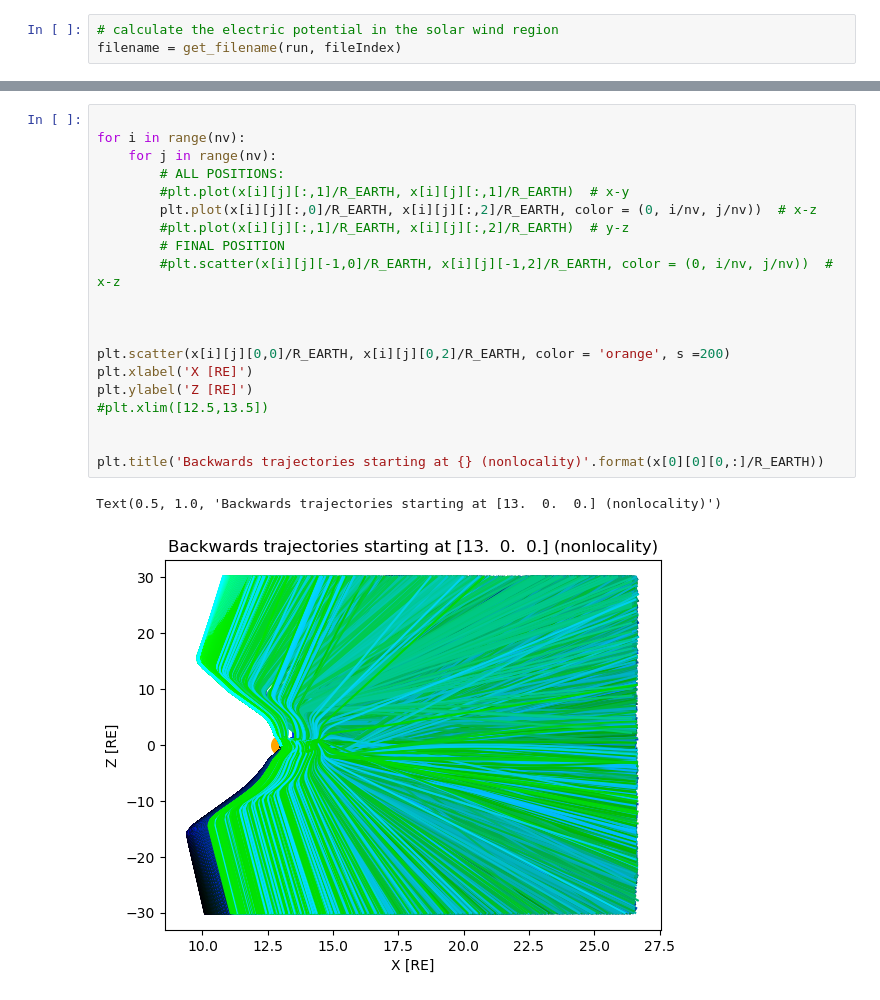
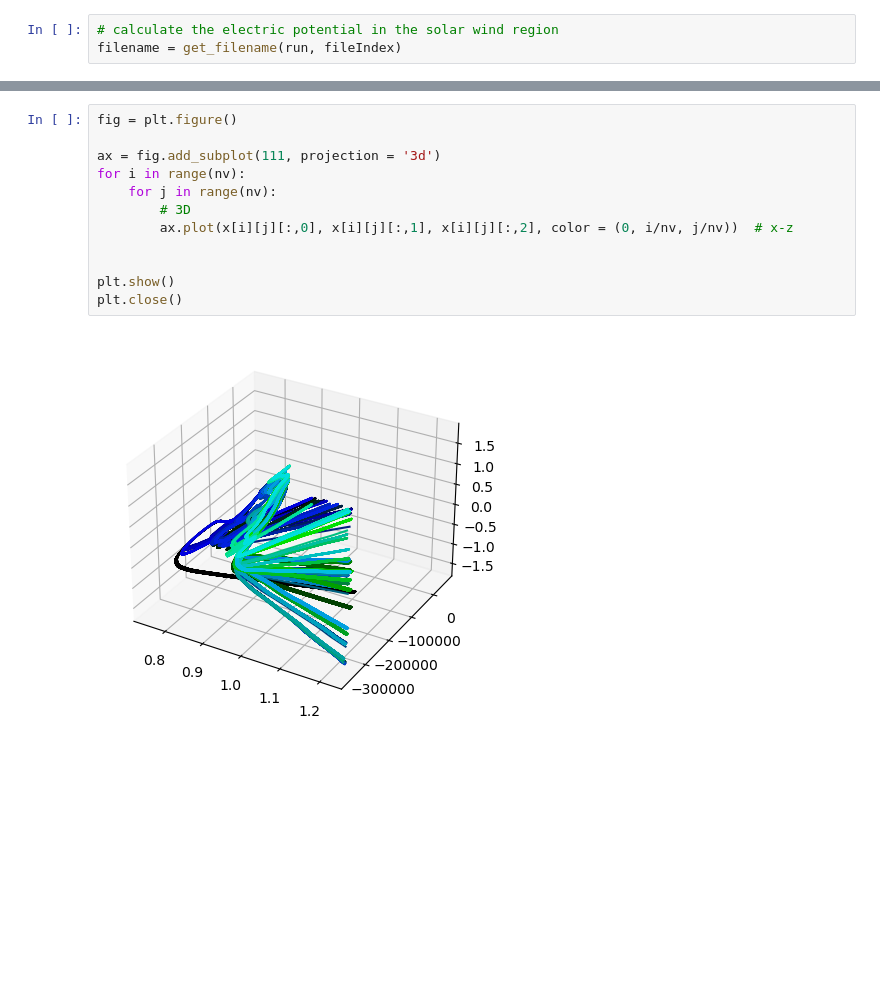
Before and after one commit to kostahoraites/carrington, a Jupyter notebook: magnetosheath/particle_tracer.ipynb, the cells around one changed output, grey strips where cells are left out. Saved outputs shown, nothing was run; the diff lists cells and outputs as text; blank space fills up the shorter version.

```diff
--- a/magnetosheath/particle_tracer.ipynb
+++ b/magnetosheath/particle_tracer.ipynb
@@ -415,23 +385,14 @@ plt.plot(v[i][j][t_inds,0], v[i][j][t_inds,2])
-# %%
-
-for i in range(nv):
-    for j in range(nv):
-        # ALL POSITIONS:
-        #plt.plot(x[i][j][:,1]/R_EARTH, x[i][j][:,1]/R_EARTH)  # x-y
-        plt.plot(x[i][j][:,0]/R_EARTH, x[i][j][:,2]/R_EARTH, color = (0, i/nv, j/nv))  # x-z
-        #plt.plot(x[i][j][:,1]/R_EARTH, x[i][j][:,2]/R_EARTH)  # y-z
-        # FINAL POSITION
-        #plt.scatter(x[i][j][-1,0]/R_EARTH, x[i][j][-1,2]/R_EARTH, color = (0, i/nv, j/nv))  # x-z
-
-
-
-plt.scatter(x[i][j][0,0]/R_EARTH, x[i][j][0,2]/R_EARTH, color = 'orange', s =200)
-plt.xlabel('X [RE]')
-plt.ylabel('Z [RE]')
-#plt.xlim([12.5,13.5])
-
-
-plt.title('Backwards trajectories starting at {} (nonlocality)'.format(x[0][0][0,:]/R_EARTH))
-# %% [output]
-Text(0.5, 1.0, 'Backwards trajectories starting at [13.  0.  0.] (nonlocality)')
-[figure, removed]
+# %%
+fig = plt.figure()
+
+ax = fig.add_subplot(111, projection = '3d')
+for i in range(nv):
+    for j in range(nv):
+        # 3D
+        ax.plot(x[i][j][:,0], x[i][j][:,1], x[i][j][:,2], color = (0, i/nv, j/nv))  # x-z
+
+
+plt.show()
+plt.close()
+# %% [output]
+[figure, added]
```
Also changed, not shown: parts of 30 cells of this notebook, 30 other files.
